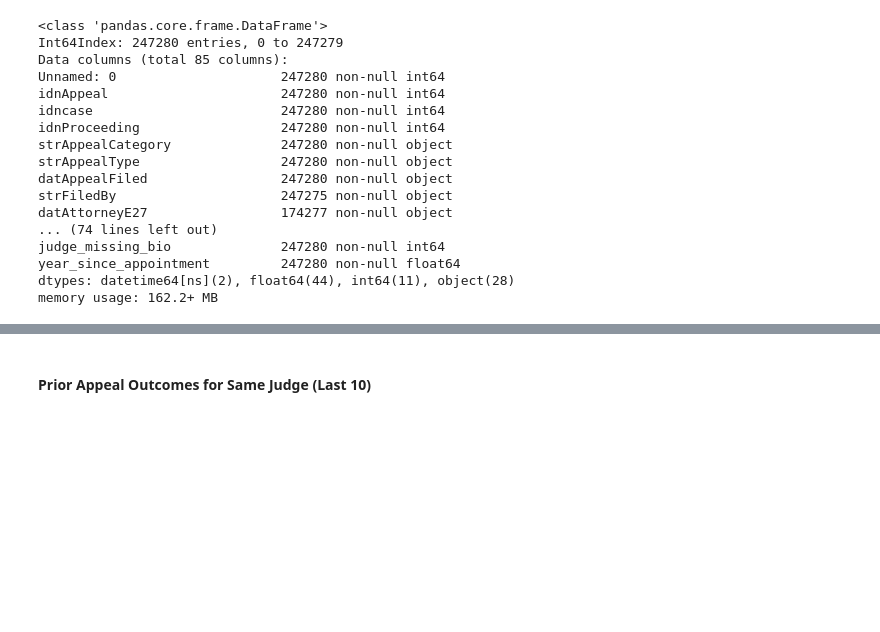
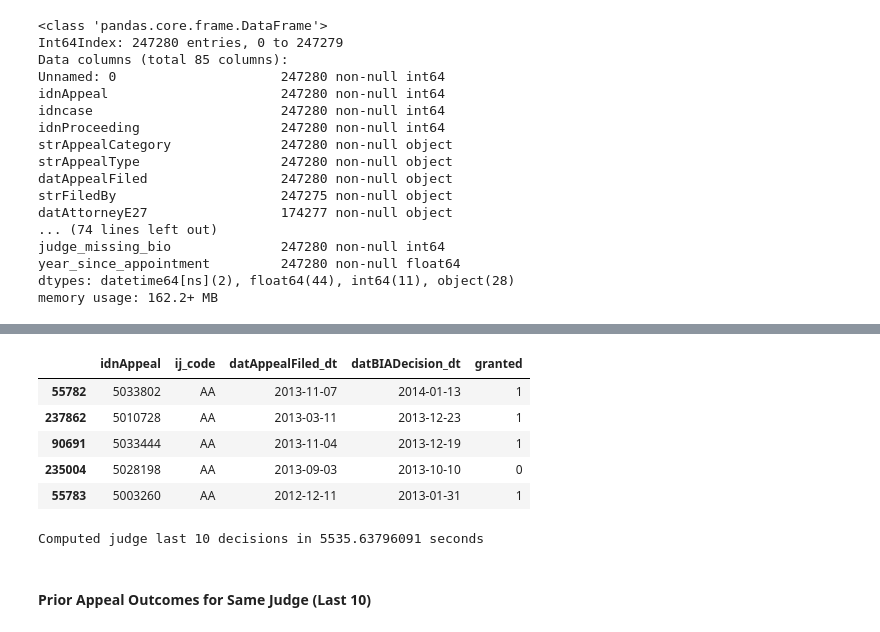
Before and after one commit to colinandrus/ml_course_project, a Jupyter notebook: notebooks/data_preparation.ipynb, the cells around one changed output, grey strips where cells are left out. Drawn from its saved outputs; the diff is of its cells as text; code cells hidden in the pictures; blank space fills up the shorter version.

```diff
--- a/notebooks/data_preparation.ipynb
+++ b/notebooks/data_preparation.ipynb
@@ -1004 +1084,7 @@ fp = os.path.join(DATAFOLDER, 'data_for_model/data_for_model_with_trends_2018-05
 appeals_with_trends[output_features].to_csv(fp, index=False)
+# %%
+appeals_with_trends = pd.read_csv(os.path.join(DATAFOLDER,
+                                               'data_for_model/data_with_trends_all_features_2018-05-08_v2.csv'))
+appeals_with_trends['datAppealFiled_dt'] = pd.to_datetime(appeals_with_trends['datAppealFiled_dt'])
+appeals_with_trends['datBIADecision_dt'] = pd.to_datetime(appeals_with_trends['datBIADecision_dt'])
+appeals_with_trends.info()
@@ -1005,3 +1109,21 @@ appeals_with_trends[output_features].to_csv(fp, index=False)
+# %%
+judge_trends = appeals_with_trends[['idnAppeal', 'ij_code', 'datAppealFiled_dt', 'datBIADecision_dt', 'granted']].copy()
+judge_trends = judge_trends.sort_values(by=['ij_code', 'datBIADecision_dt'], ascending=[True, False])
+judge_trends.head()
+# %% [output]
+|  | idnAppeal | ij_code | datAppealFiled_dt | datBIADecision_dt | granted |
+| 55782 | 5033802 | AA | 2013-11-07 | 2014-01-13 | 1 |
+| 237862 | 5010728 | AA | 2013-03-11 | 2013-12-23 | 1 |
+| 90691 | 5033444 | AA | 2013-11-04 | 2013-12-19 | 1 |
+| 235004 | 5028198 | AA | 2013-09-03 | 2013-10-10 | 0 |
+| 55783 | 5003260 | AA | 2012-12-11 | 2013-01-31 | 1 |
+# %%
+start_time = time.time()
+judge_trends['judge_last_10_decisions'] = judge_trends.apply(
+    lambda x: get_recent_decisions(judge_trends, 'ij_code', x['ij_code'], x['datAppealFiled_dt']), axis=1)
+print('Computed judge last 10 decisions in {} seconds'.format(time.time() - start_time))
+# %% [output]
+Computed judge last 10 decisions in 5535.63796091 seconds
 # %% [markdown]
 #### Prior Appeal Outcomes for Same Judge (Last 10)
 # %% [markdown]
```
Also changed, not shown: parts of 16 cells of this notebook.
